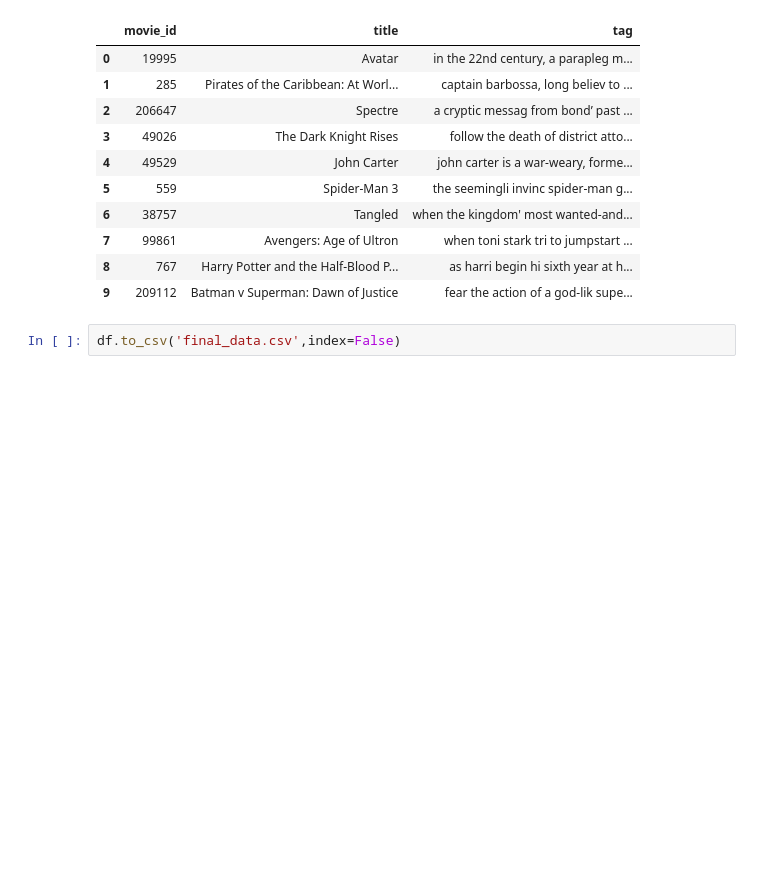
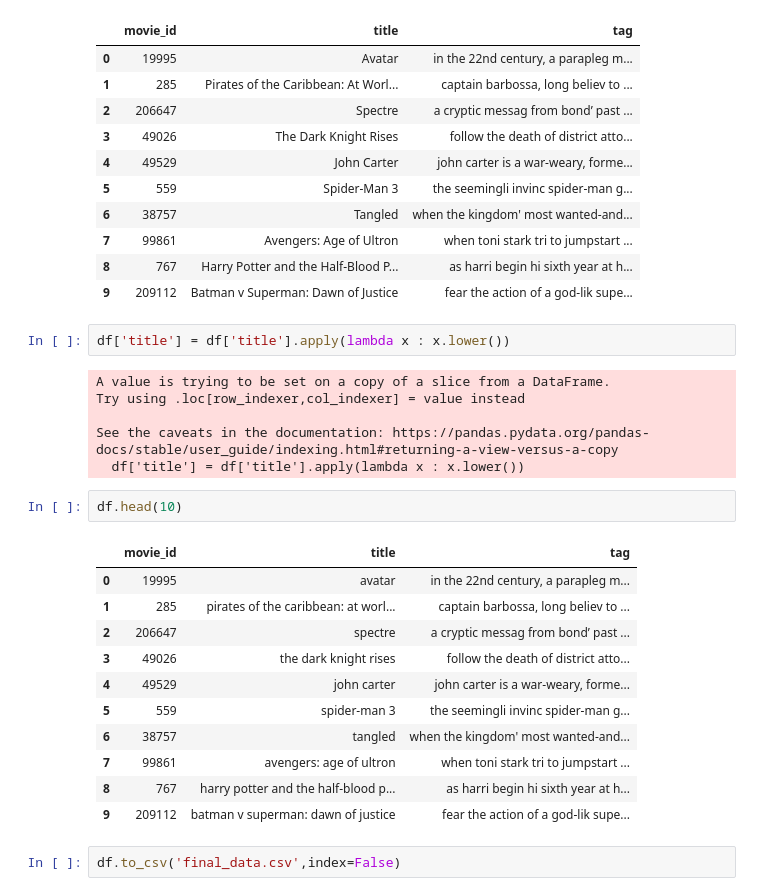
Before and after one commit to tholeduc1506/Movie_recommendationSystem, a Jupyter notebook: Data Preprocessing/Preprocessing.ipynb, the cells around one changed output. Cells and saved outputs as stored; diff of their text form; blank space fills up the shorter version.

```diff
--- a/Data Preprocessing/Preprocessing.ipynb
+++ b/Data Preprocessing/Preprocessing.ipynb
@@ -465,5 +465,27 @@ df.head(10)
 | 7 | 99861 | Avengers: Age of Ultron | when toni stark tri to jumpstart ... |
 | 8 | 767 | Harry Potter and the Half-Blood P... | as harri begin hi sixth year at h... |
 | 9 | 209112 | Batman v Superman: Dawn of Justice | fear the action of a god-lik supe... |
+# %%
+df['title'] = df['title'].apply(lambda x : x.lower())
+# %% [output]
+A value is trying to be set on a copy of a slice from a DataFrame.
+Try using .loc[row_indexer,col_indexer] = value instead
+
+See the caveats in the documentation: https://pandas.pydata.org/pandas-docs/stable/user_guide/indexing.html#returning-a-view-versus-a-copy
+  df['title'] = df['title'].apply(lambda x : x.lower())
+# %%
+df.head(10)
+# %% [output]
+|  | movie_id | title | tag |
+| 0 | 19995 | avatar | in the 22nd century, a parapleg m... |
+| 1 | 285 | pirates of the caribbean: at worl... | captain barbossa, long believ to ... |
+| 2 | 206647 | spectre | a cryptic messag from bond’ past ... |
+| 3 | 49026 | the dark knight rises | follow the death of district atto... |
+| 4 | 49529 | john carter | john carter is a war-weary, forme... |
+| 5 | 559 | spider-man 3 | the seemingli invinc spider-man g... |
+| 6 | 38757 | tangled | when the kingdom' most wanted-and... |
+| 7 | 99861 | avengers: age of ultron | when toni stark tri to jumpstart ... |
+| 8 | 767 | harry potter and the half-blood p... | as harri begin hi sixth year at h... |
+| 9 | 209112 | batman v superman: dawn of justice | fear the action of a god-lik supe... |
 # %%
 df.to_csv('final_data.csv',index=False)
```
Also changed, not shown: parts of 6 cells of this notebook, 5 other files.
